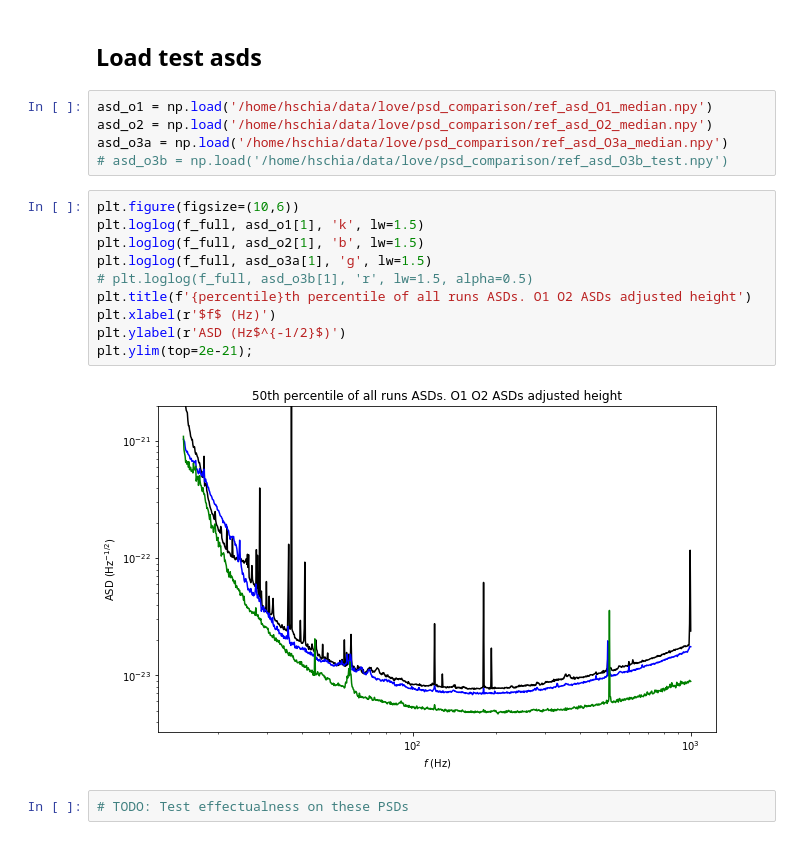
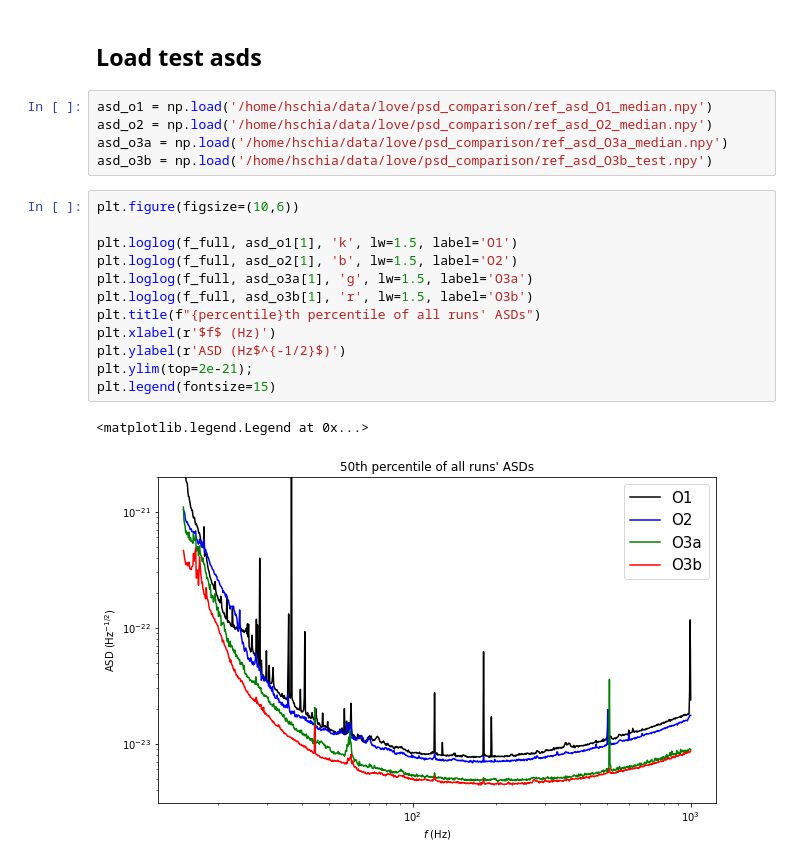
Before and after one commit to hschia/love_search_bank, a Jupyter notebook: 0_check_psds.ipynb, the cells around one changed output. Saved outputs shown, nothing was run; the diff lists cells and outputs as text.

```diff
--- a/0_check_psds.ipynb
+++ b/0_check_psds.ipynb
@@ -75,18 +72,19 @@ else:
 asd_o1 = np.load('/home/hschia/data/love/psd_comparison/ref_asd_O1_median.npy')
 asd_o2 = np.load('/home/hschia/data/love/psd_comparison/ref_asd_O2_median.npy')
 asd_o3a = np.load('/home/hschia/data/love/psd_comparison/ref_asd_O3a_median.npy')
-# asd_o3b = np.load('/home/hschia/data/love/psd_comparison/ref_asd_O3b_test.npy')
+asd_o3b = np.load('/home/hschia/data/love/psd_comparison/ref_asd_O3b_test.npy')
 # %%
 plt.figure(figsize=(10,6))
-plt.loglog(f_full, asd_o1[1], 'k', lw=1.5)
-plt.loglog(f_full, asd_o2[1], 'b', lw=1.5)
-plt.loglog(f_full, asd_o3a[1], 'g', lw=1.5)
-# plt.loglog(f_full, asd_o3b[1], 'r', lw=1.5, alpha=0.5)
-plt.title(f'{percentile}th percentile of all runs ASDs. O1 O2 ASDs adjusted height')
+
+plt.loglog(f_full, asd_o1[1], 'k', lw=1.5, label='O1')
+plt.loglog(f_full, asd_o2[1], 'b', lw=1.5, label='O2')
+plt.loglog(f_full, asd_o3a[1], 'g', lw=1.5, label='O3a')
+plt.loglog(f_full, asd_o3b[1], 'r', lw=1.5, label='O3b')
+plt.title(f"{percentile}th percentile of all runs' ASDs")
 plt.xlabel(r'$f$ (Hz)')
 plt.ylabel(r'ASD (Hz$^{-1/2}$)')
 plt.ylim(top=2e-21);
+plt.legend(fontsize=15)
 # %% [output]
+<matplotlib.legend.Legend at 0x...>
-[figure, old version]
+[figure, new version]
-# %%
-# TODO: Test effectualness on these PSDs
```
Also changed, not shown: parts of 3 cells of this notebook.
